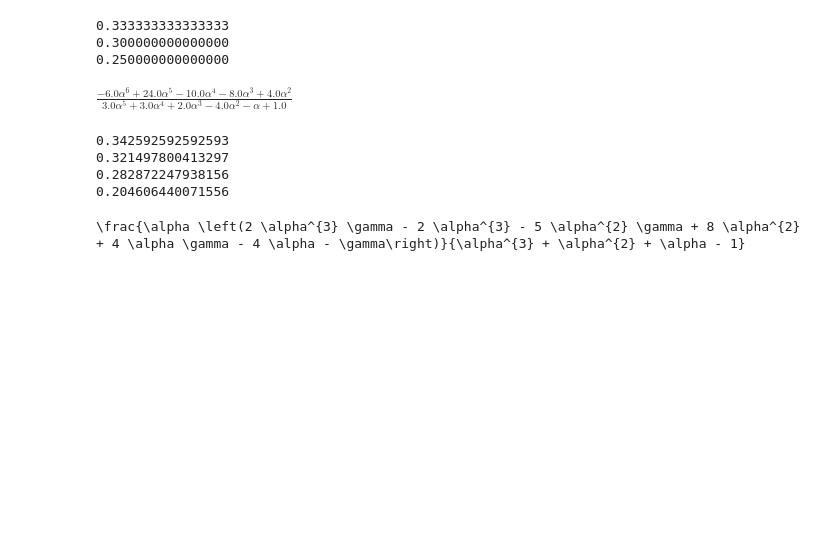
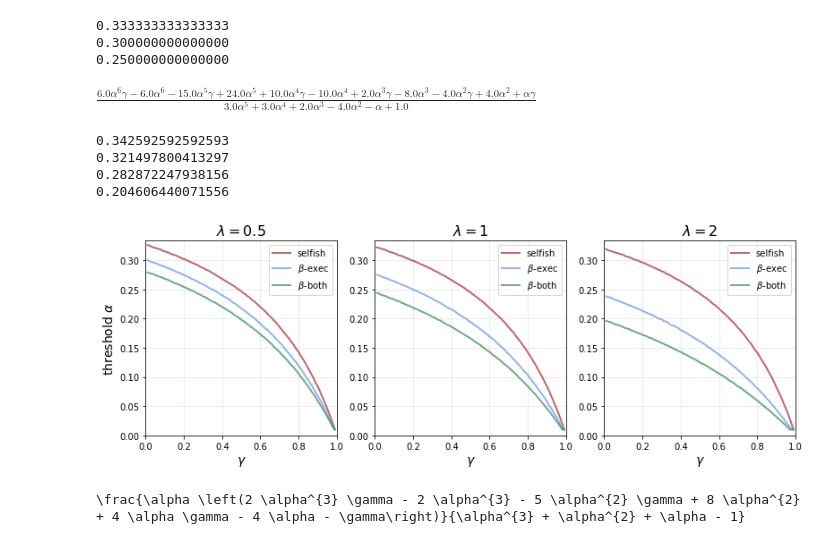
Before and after one commit to michaelneuder/opportunistic-mining, a Jupyter notebook: symbolic.ipynb, the cells around one changed output. Drawn from its saved outputs; the diff is of its cells as text; code cells hidden in the pictures; blank space fills up the shorter version.

```diff
--- a/symbolic.ipynb
+++ b/symbolic.ipynb
@@ -5,7 +17,7 @@ from sympy.printing.latex import print_latex
 # R_f general
 a, b, g = sp.symbols('alpha beta gamma')
 
-A_expr = a * (sp.exp(-b) / (a*1-sp.exp(-b)) + 2 - a + (2-a)/(1-a) + ((1-a)**2)*g/a + a**2 / ((1-2*a)*(1-a)))
+A_expr = a * (sp.exp(-b) / (a*(1-sp.exp(-b))) + 2 - a + ((2-a)/(1-a)) + ((((1-a)**2)*g)/a) + (a**2/((1-2*a)*(1-a))))
 H_expr = (1-a) / (a*(1-sp.exp(-b))) + ((1-a)**2)*(2-g) + a*(1-a)
 
 R_f = A_expr / (A_expr + H_expr)
@@ -30,7 +42,7 @@ print_latex(simplified_Re)
 \frac{\alpha \left(2 \alpha^{2} \cdot \left(1 - e^{\beta}\right) - \left(1 - e^{\beta}\right) \left(2 \alpha - 1\right) \left(- 2 \alpha^{2} + 5 \alpha + \gamma \left(\alpha - 1\right)^{2}\right) + \l ...
 # %%
 l = sp.symbols('lambda')
-R_t = (R_f + l * R_e) / (l + 1)
+R_t = (simplified_Rf + l * simplified_Re) / (l + 1)
 simplified_Rt = sp.simplify(R_t)
 simplified_Rt
 # %% [output]
@@ -50,9 +62,9 @@ print(lim.evalf(subs={l:0., a:0.25, g:0.50}))
 0.300000000000000
 0.250000000000000
 # %%
-lim.evalf(subs={l:0., g:0.00})
+lim.evalf(subs={l:0.})
 # %% [output]
-$\displaystyle \frac{- 6.0 \alpha^{6} + 24.0 \alpha^{5} - 10.0 \alpha^{4} - 8.0 \alpha^{3} + 4.0 \alpha^{2}}{3.0 \alpha^{5} + 3.0 \alpha^{4} + 2.0 \alpha^{3} - 4.0 \alpha^{2} - \alpha + 1.0}$
+$\displaystyle \frac{6.0 \alpha^{6} \gamma - 6.0 \alpha^{6} - 15.0 \alpha^{5} \gamma + 24.0 \alpha^{5} + 10.0 \alpha^{4} \gamma - 10.0 \alpha^{4} + 2.0 \alpha^{3} \gamma - 8.0 \alpha^{3} - 4.0 \alpha^{2} \gamma + 4.0 \alpha^{2} + \alpha \gamma}{3.0 \alpha^{5} + 3.0 \alpha^{4} + 2.0 \alpha^{3} - 4.0 \alpha^{2} - \alpha + 1.0}$
 # %%
 print(lim.evalf(subs={l:1., a:1/3, g:0.00}))
 print(lim.evalf(subs={l:1., a:0.322, g:0.00}))
@@ -66,3 +124,28 @@ print(lim.evalf(subs={l:1., a:0.25, g:0.00}))
+# %%
+f, axarr = plt.subplots(ncols=3, figsize=(13,4))
+
+for i in range(3):
+    axarr[i].plot(gammas, selfishRes[i], color='brown', linewidth=2, alpha=0.7, label='selfish')
+    axarr[i].plot(gammas, execRes[i], color='cornflowerblue', linewidth=2, alpha=0.7, label=r'$\beta$-exec')
+    axarr[i].plot(gammas, fusionRes[i], color='seagreen', linewidth=2, alpha=0.7, label=r'$\beta$-both')
+
+for ax in axarr:
+    ax.legend()
+    ax.grid(alpha=0.3)
+    ax.set_xlabel(r'$\gamma$', size=14)
+    ax.set_xlim(0,1)
+    ax.set_ylim(0,1/3)
+axarr[0].set_ylabel(r'threshold $\alpha$', size=14)
+
+axarr[0].set_title(r'$\lambda=0.5$', size=16)
+axarr[1].set_title(r'$\lambda=1$', size=16)
+axarr[2].set_title(r'$\lambda=2$', size=16)
+
+# plt.savefig('out.png', dpi=400, bbox_inches='tight', facecolor='white')
+
+plt.show()
+# %% [output]
+[figure, added]
 # %%
 # hand coded
 a, g = sp.symbols('alpha gamma')
```
Also changed, not shown: parts of 6 cells of this notebook, 1 other file.
